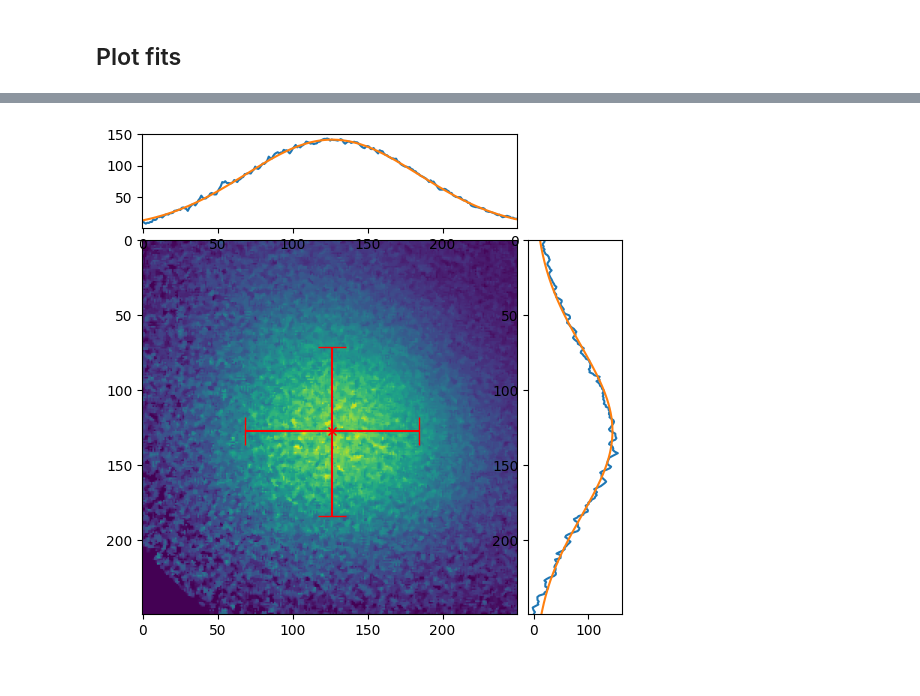
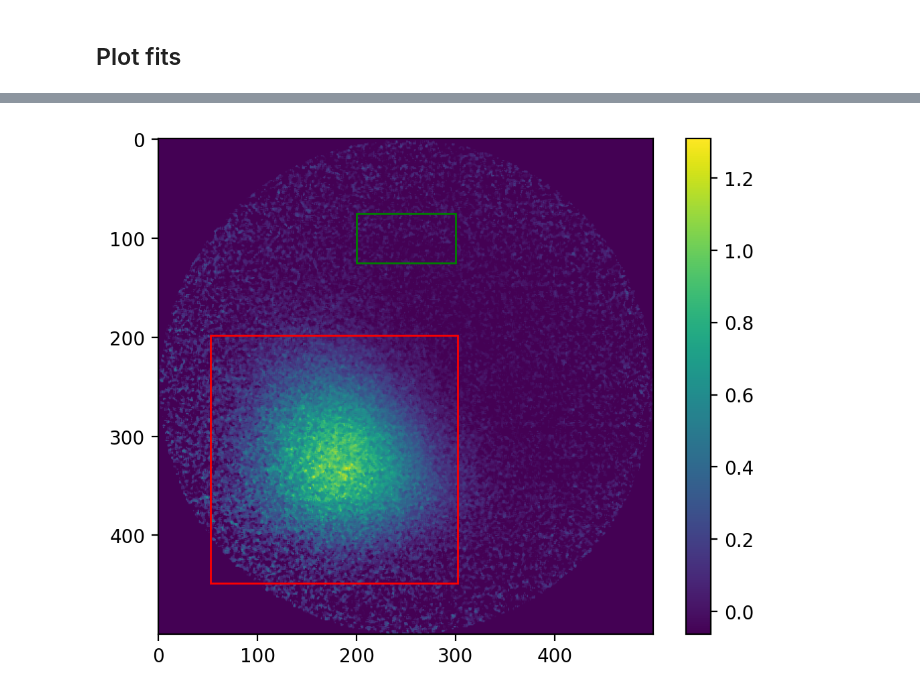
Before and after one commit to benmcdonough20/MOTsArentForKids, a Jupyter notebook: framework_usage.ipynb, the cells around one changed output, grey strips where cells are left out. Saved outputs shown, nothing was run; the diff lists cells and outputs as text; code cells hidden in the pictures.

```diff
--- a/framework_usage.ipynb
+++ b/framework_usage.ipynb
@@ -50,4 +58,4 @@ runs[2.95].plot_blob()
-# %%
-runs[2.95].plot_fit()
-# %% [output]
-[figure, removed]
+# %%
+runs[2.8][0].plot_blob()
+# %% [output]
+[figure, added]
```
Also changed, not shown: parts of 4 cells of this notebook, 6 other files.
